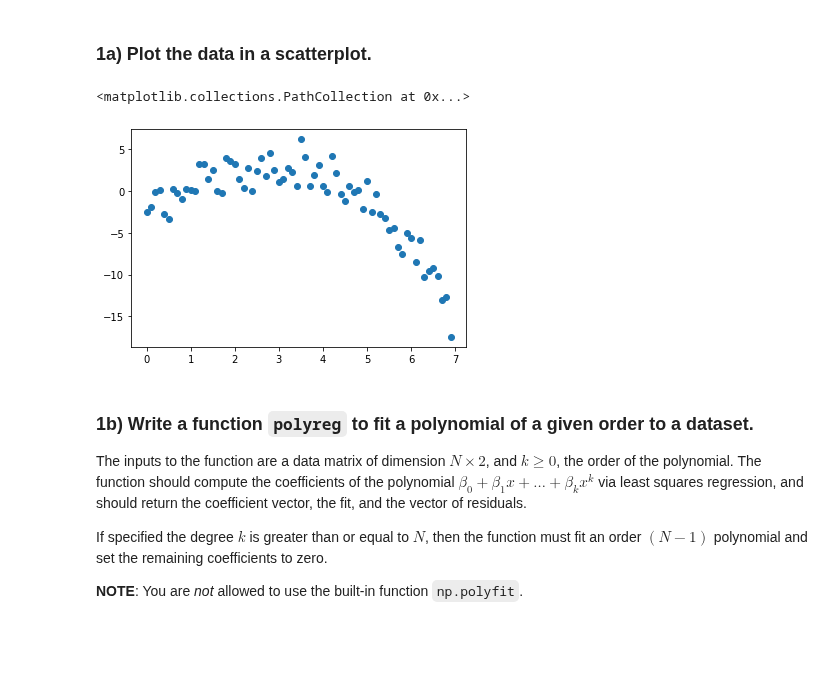
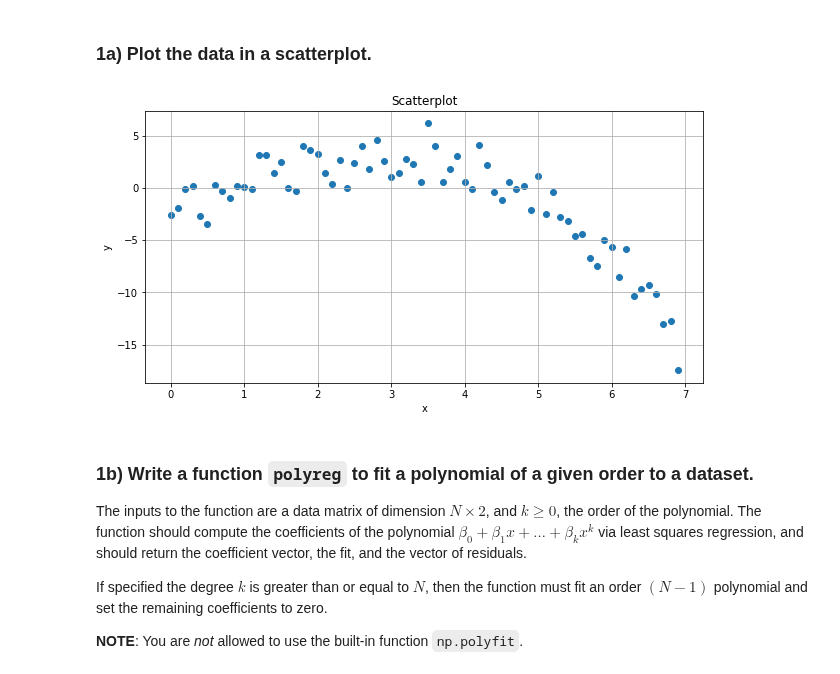
Before and after one commit to lpender3672/MEng-CW, a Jupyter notebook: IB/Data_Science/Exercises/01 Exercise Notebook 1.ipynb, the cells around one changed output. Saved outputs shown, nothing was run; the diff lists cells and outputs as text; code cells hidden in the pictures; blank space fills up the shorter version.

```diff
--- a/IB/Data_Science/Exercises/01 Exercise Notebook 1.ipynb
+++ b/IB/Data_Science/Exercises/01 Exercise Notebook 1.ipynb
@@ -6,3 +6,11 @@ We first load a dataset and examine its dimensions.
 # If you are running this on Google Colab, uncomment and run the following lines; otherwise ignore this cell
 # from google.colab import drive
 # drive.mount('/content/drive')
+# %%
+import math
+import numpy as np
+import matplotlib.pyplot as plt
+
+
+plt.rcParams['figure.facecolor'] = 'white'
+plt.tight_layout()
@@ -21,13 +28,16 @@ The matrix `xy_data` contains $70$ rows, each a data point of the form $(x_i,y_i
 # %% [markdown]
 ### 1a) Plot the data in a scatterplot.
 # %%
-import matplotlib.pyplot as plt
 # Your code for scatterplot here
-
 plt.scatter(xy_data[:,0], xy_data[:,1])
+# title and axis labels
+plt.title('Scatterplot')
+plt.xlabel('x')
+plt.ylabel('y')
+plt.grid()
+plt.show()
 # %% [output]
-<matplotlib.collections.PathCollection at 0x...>
-[figure, old version]
+[figure, new version]
 # %% [markdown]
 ### 1b) Write a function `polyreg` to fit a polynomial of a given order to a dataset.
 The inputs to the function are a data matrix of dimension $N \times 2$,  and $k \geq 0$, the order of the polynomial.   The function should compute the coefficients of the polynomial $\beta_0 + \beta_1 x +  \ldots  +\beta_k x^{k}$ via least squares regression, and should return the coefficient vector, the fit, and the vector of residuals.
```
Also changed, not shown: parts of 4 cells of this notebook, 3 other files.
